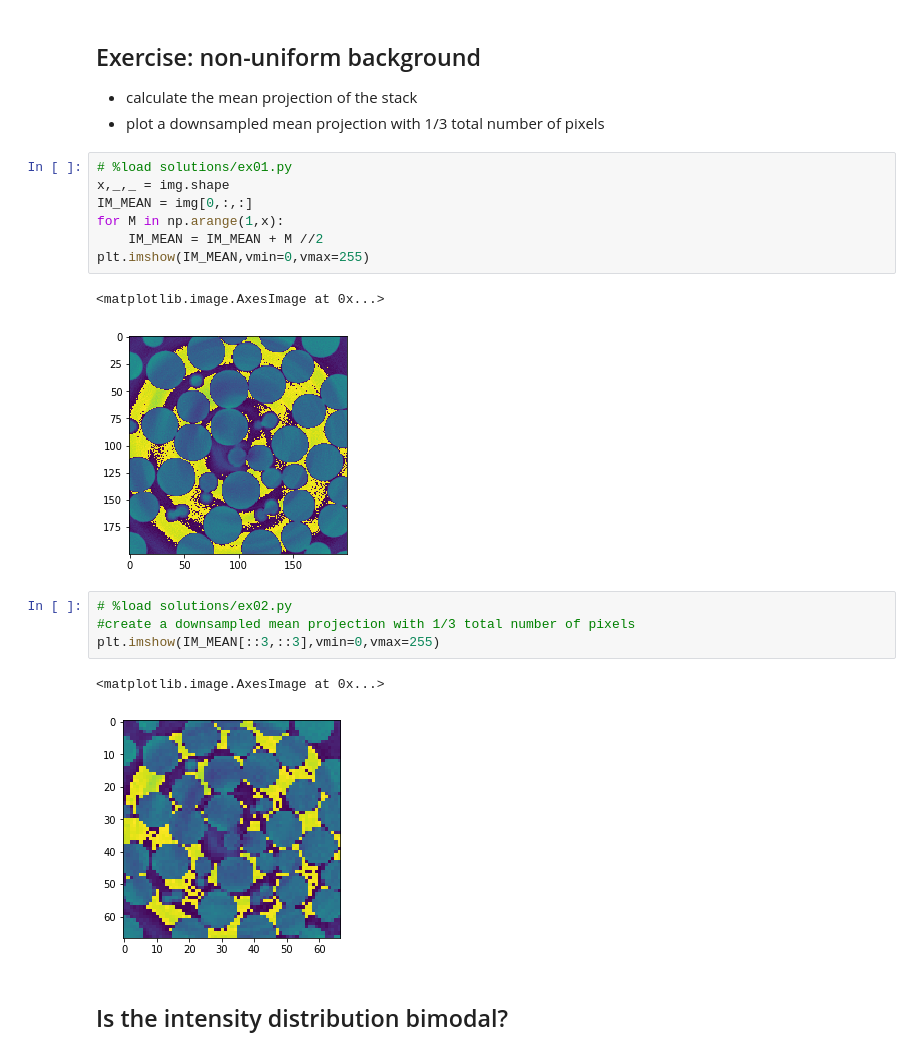
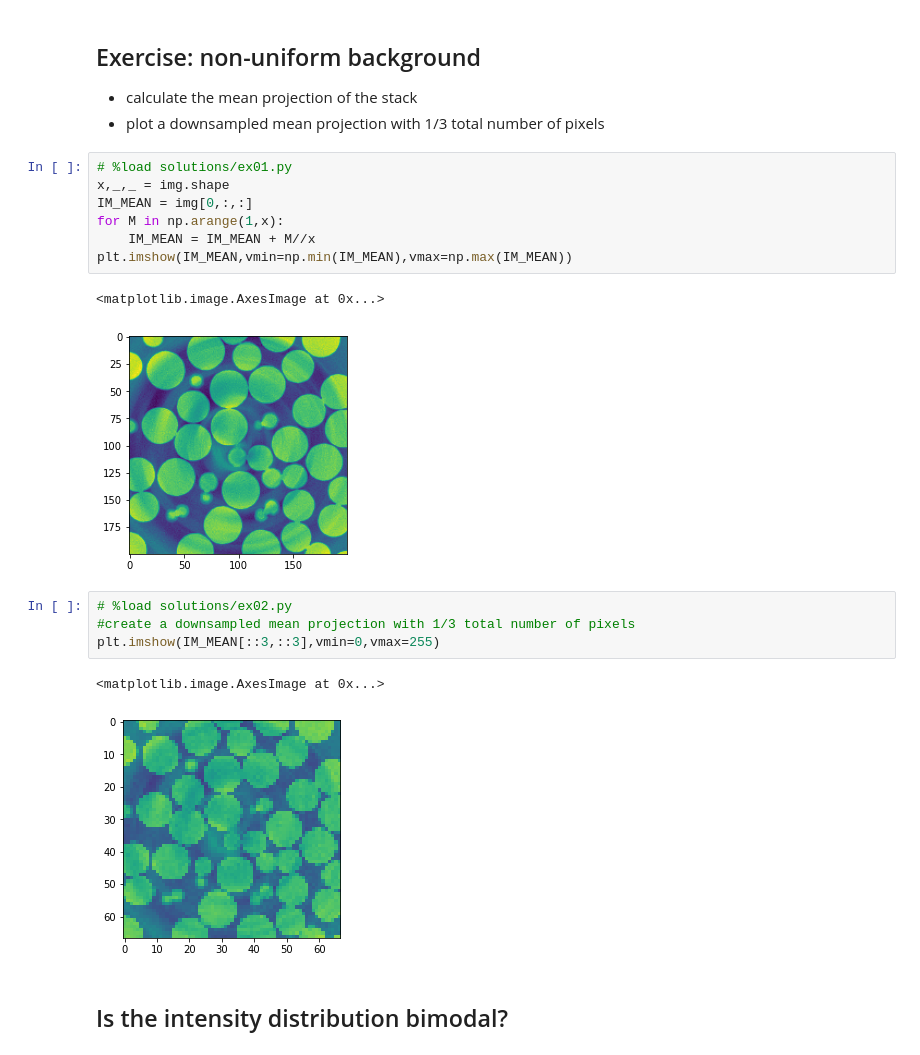
Before and after one commit to CameraIA/dipmicroct, a Jupyter notebook: partII/01_analyze3D.ipynb, the cells around one changed output. Drawn from its saved outputs; the diff is of its cells as text.

```diff
--- a/partII/01_analyze3D.ipynb
+++ b/partII/01_analyze3D.ipynb
@@ -88,20 +88,20 @@ def slicing(b,lut='viridis'):
 # %%
 # %load solutions/ex01.py
 x,_,_ = img.shape
 IM_MEAN = img[0,:,:]
 for M in np.arange(1,x):
-    IM_MEAN = IM_MEAN + M //2
-plt.imshow(IM_MEAN,vmin=0,vmax=255)
+    IM_MEAN = IM_MEAN + M//x
+plt.imshow(IM_MEAN,vmin=np.min(IM_MEAN),vmax=np.max(IM_MEAN))
 # %% [output]
 <matplotlib.image.AxesImage at 0x...>
-[figure, old version]
+[figure, new version]
 # %%
 # %load solutions/ex02.py
 #create a downsampled mean projection with 1/3 total number of pixels
 plt.imshow(IM_MEAN[::3,::3],vmin=0,vmax=255)
 # %% [output]
 <matplotlib.image.AxesImage at 0x...>
-[figure, old version]
+[figure, new version]
 # %% [markdown]
 ## Is the intensity distribution bimodal?
 # %%
```
Also changed, not shown: parts of 14 cells of this notebook.
